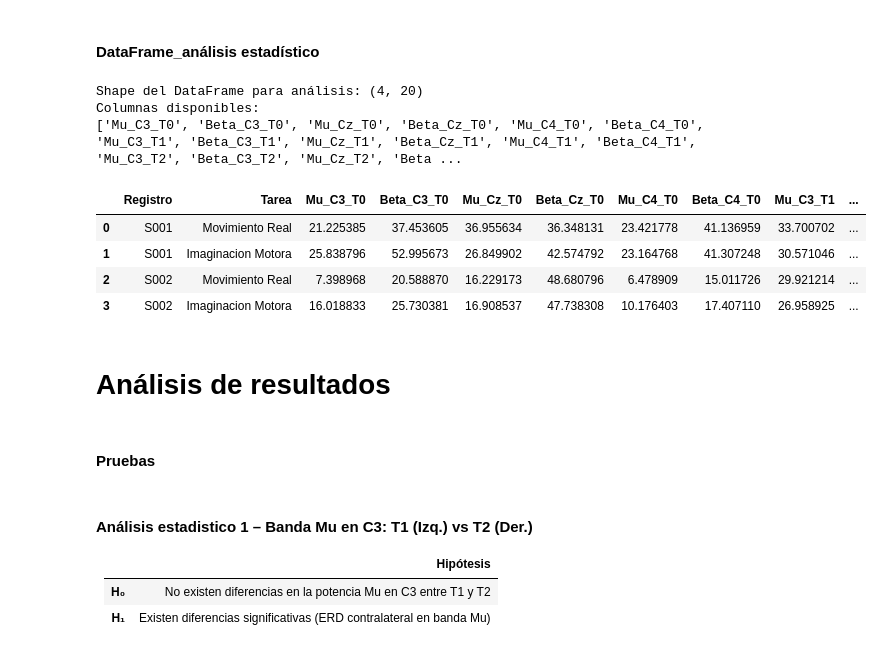
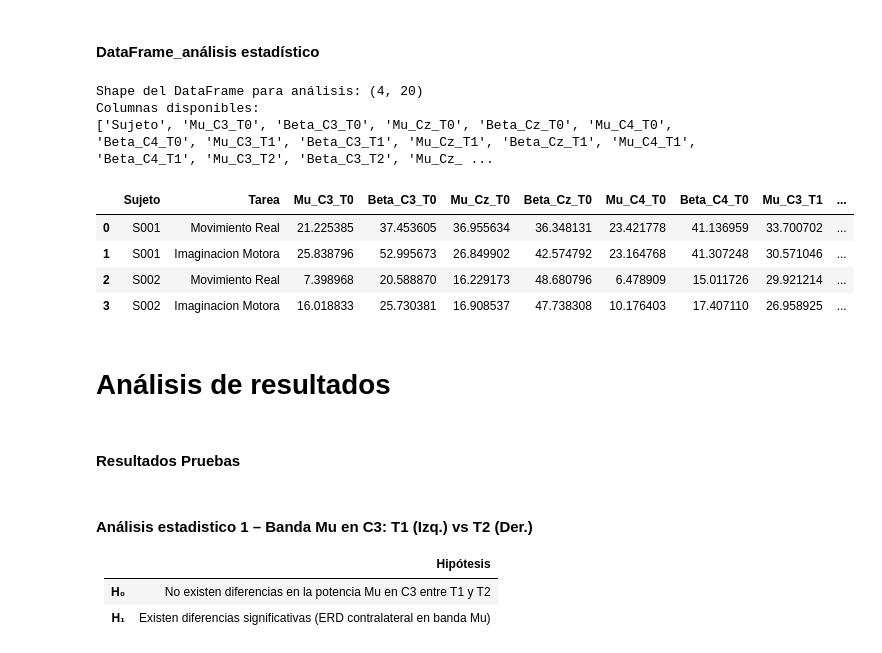
Before and after one commit to CamilaMontiel2510/PROYECTO_EEG_BCI_1, a Jupyter notebook: PROYECTO_1_BCI.ipynb, the cells around one changed output. Drawn from its saved outputs; the diff is of its cells as text; code cells hidden in the pictures.

```diff
--- a/PROYECTO_1_BCI.ipynb
+++ b/PROYECTO_1_BCI.ipynb
@@ -1645,17 +1703,17 @@ print("✔ Función flujo_estadistico() definida")
 # %% [markdown]
 #### DataFrame_análisis estadístico
 # %%
-df_analisis = df.copy()
+df_analisis = df_ref.copy()
 
 print(f"Shape del DataFrame para análisis: {df_analisis.shape}")
 print(f"Columnas disponibles:")
 print([c for c in df_analisis.columns if c not in ('Registro','Tarea')])
 df_analisis.head()
 # %% [output]
 Shape del DataFrame para análisis: (4, 20)
 Columnas disponibles:
-['Mu_C3_T0', 'Beta_C3_T0', 'Mu_Cz_T0', 'Beta_Cz_T0', 'Mu_C4_T0', 'Beta_C4_T0', 'Mu_C3_T1', 'Beta_C3_T1', 'Mu_Cz_T1', 'Beta_Cz_T1', 'Mu_C4_T1', 'Beta_C4_T1', 'Mu_C3_T2', 'Beta_C3_T2', 'Mu_Cz_T2', 'Beta ...
+['Sujeto', 'Mu_C3_T0', 'Beta_C3_T0', 'Mu_Cz_T0', 'Beta_Cz_T0', 'Mu_C4_T0', 'Beta_C4_T0', 'Mu_C3_T1', 'Beta_C3_T1', 'Mu_Cz_T1', 'Beta_Cz_T1', 'Mu_C4_T1', 'Beta_C4_T1', 'Mu_C3_T2', 'Beta_C3_T2', 'Mu_Cz_ ...
-|  | Registro | Tarea | Mu_C3_T0 | Beta_C3_T0 | Mu_Cz_T0 | Beta_Cz_T0 | Mu_C4_T0 | Beta_C4_T0 | Mu_C3_T1 | ... |
+|  | Sujeto | Tarea | Mu_C3_T0 | Beta_C3_T0 | Mu_Cz_T0 | Beta_Cz_T0 | Mu_C4_T0 | Beta_C4_T0 | Mu_C3_T1 | ... |
 | 0 | S001 | Movimiento Real | 21.225385 | 37.453605 | 36.955634 | 36.348131 | 23.421778 | 41.136959 | 33.700702 | ... |
 | 1 | S001 | Imaginacion Motora | 25.838796 | 52.995673 | 26.849902 | 42.574792 | 23.164768 | 41.307248 | 30.571046 | ... |
 | 2 | S002 | Movimiento Real | 7.398968 | 20.588870 | 16.229173 | 48.680796 | 6.478909 | 15.011726 | 29.921214 | ... |
@@ -1664,7 +1722,7 @@ Columnas disponibles:
 # **Análisis de resultados**
 # %% [markdown]
 
-####  **Pruebas**
+####  **Resultados Pruebas**
 # %% [markdown]
 #### Análisis estadistico 1 – Banda Mu en C3: T1 (Izq.) vs T2 (Der.)
 
```
Also changed, not shown: parts of 8 cells of this notebook.
